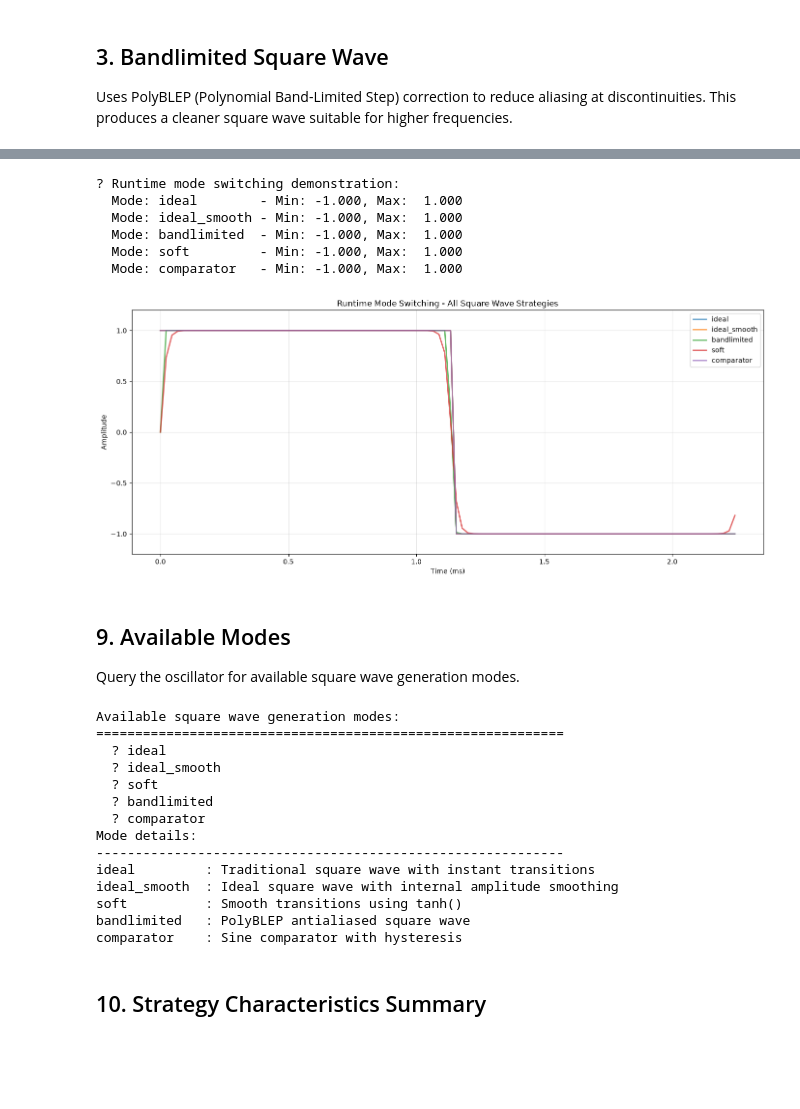
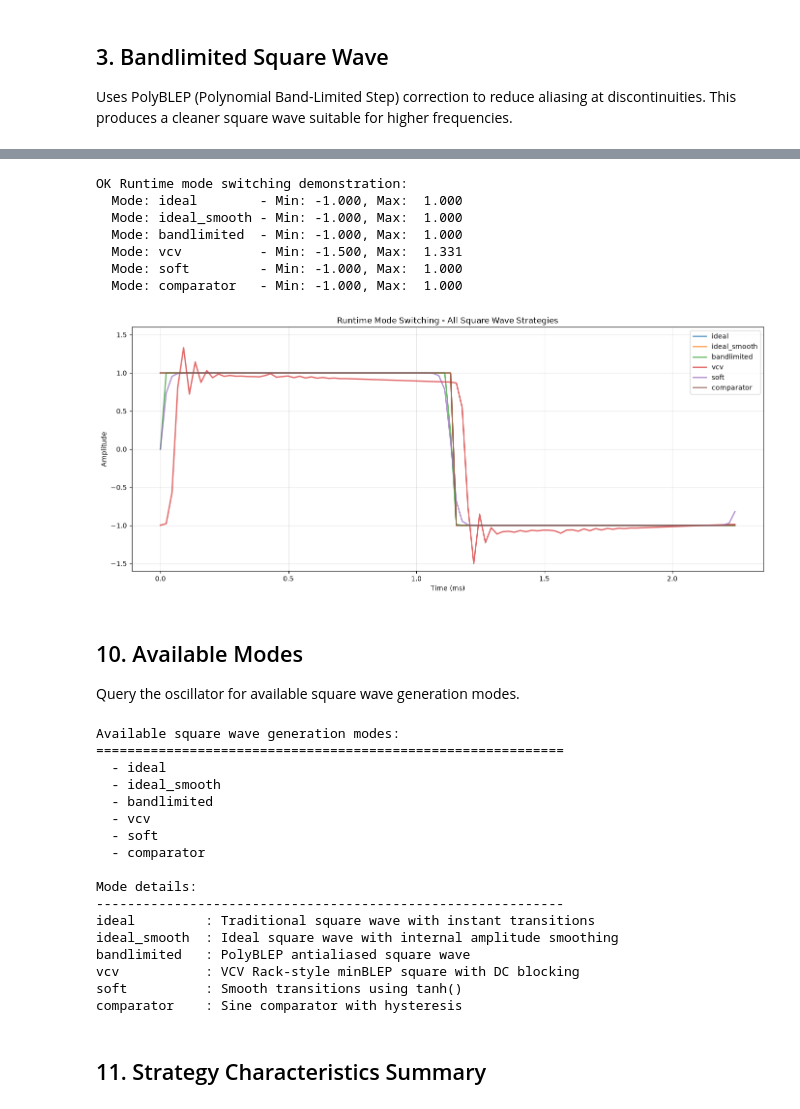
Before and after one commit to rasigle/sonicrack, a Jupyter notebook: examples/oscillators/oscillators_v2_square_strategy.ipynb, the cells around one changed output, grey strips where cells are left out. Cells and saved outputs as stored; diff of their text form; code cells hidden in the pictures; blank space fills up the shorter version.

```diff
--- a/examples/oscillators/oscillators_v2_square_strategy.ipynb
+++ b/examples/oscillators/oscillators_v2_square_strategy.ipynb
@@ -446,53 +549,55 @@ osc_switchable = SquareOscillator(
     frequency=440, mode="ideal", pulsewidth=0.5, gain_db=0
 )
 
-print("? Runtime mode switching demonstration:")
+print("OK Runtime mode switching demonstration:")
 
 # Generate samples with different modes
-modes = ["ideal", "ideal_smooth", "bandlimited", "soft", "comparator"]
+modes = ["ideal", "ideal_smooth", "bandlimited", "vcv", "soft", "comparator"]
 mode_samples = {}
 mode_kwargs = {
     "ideal": {},
     "ideal_smooth": {"smoothing_time_ms": 6.0},
     "bandlimited": {},
+    "vcv": {},
     "soft": {"smoothness": 15.0},
     "comparator": {"hysteresis": 0.02},
 }
 
 for mode in modes:
     osc_switchable.set_mode(mode, **mode_kwargs[mode])
 
     # Reset phase and any stateful strategy internals for consistent comparison
     iter(osc_switchable)
     mode_samples[mode] = osc_switchable.get_samples(period_samples)
     print(
         f"  Mode: {mode:12s} - Min: {mode_samples[mode].min():6.3f}, Max: {mode_samples[mode].max():6.3f}"
     )
 
 # Plot all modes
 plt.figure(figsize=(14, 6))
-colors = ["blue", "magenta", "red", "green", "purple"]
+colors = ["blue", "magenta", "red", "cyan", "green", "purple"]
 for mode, color in zip(modes, colors, strict=False):
     plt.plot(time, mode_samples[mode], linewidth=2, alpha=0.7, label=mode)
 
 plt.xlabel("Time (ms)")
 plt.ylabel("Amplitude")
 plt.title("Runtime Mode Switching - All Square Wave Strategies")
 plt.grid(True, alpha=0.3)
 plt.legend()
-plt.ylim(-1.2, 1.2)
+plt.ylim(-1.6, 1.6)
 plt.tight_layout()
 plt.show()
 # %% [output]
-? Runtime mode switching demonstration:
+OK Runtime mode switching demonstration:
   Mode: ideal        - Min: -1.000, Max:  1.000
   Mode: ideal_smooth - Min: -1.000, Max:  1.000
   Mode: bandlimited  - Min: -1.000, Max:  1.000
+  Mode: vcv          - Min: -1.500, Max:  1.331
   Mode: soft         - Min: -1.000, Max:  1.000
   Mode: comparator   - Min: -1.000, Max:  1.000
-[figure, old version]
+[figure, new version]
 # %% [markdown]
-## 9. Available Modes
+## 10. Available Modes
 
 Query the oscillator for available square wave generation modes.
 # %%
@@ -502,6 +607,7 @@ mode_details = {
     "ideal": "Traditional square wave with instant transitions",
     "ideal_smooth": "Ideal square wave with internal amplitude smoothing",
     "bandlimited": "PolyBLEP antialiased square wave",
+    "vcv": "VCV Rack-style minBLEP square with DC blocking",
     "soft": "Smooth transitions using tanh()",
     "comparator": "Sine comparator with hysteresis",
 }
@@ -509,29 +615,32 @@ mode_details = {
 print("Available square wave generation modes:")
 print("=" * 60)
 for mode in available_modes:
-    print(f"  ? {mode}")
+    print(f"  - {mode}")
 
-print("Mode details:")
+print("\nMode details:")
 print("-" * 60)
 for mode in available_modes:
     print(f"{mode:14s}: {mode_details.get(mode, 'Custom registered strategy')}")
 # %% [output]
 Available square wave generation modes:
 ============================================================
-  ? ideal
-  ? ideal_smooth
-  ? soft
-  ? bandlimited
-  ? comparator
+  - ideal
+  - ideal_smooth
+  - bandlimited
+  - vcv
+  - soft
+  - comparator
+
 Mode details:
 ------------------------------------------------------------
 ideal         : Traditional square wave with instant transitions
 ideal_smooth  : Ideal square wave with internal amplitude smoothing
+bandlimited   : PolyBLEP antialiased square wave
+vcv           : VCV Rack-style minBLEP square with DC blocking
 soft          : Smooth transitions using tanh()
-bandlimited   : PolyBLEP antialiased square wave
 comparator    : Sine comparator with hysteresis
 # %% [markdown]
-## 10. Strategy Characteristics Summary
+## 11. Strategy Characteristics Summary
 # %%
 summary_rows = [
     ("Ideal", "1/5", "3/5", "High", "Sharp, digital", "Retro, low freq", "None"),
```
Also changed, not shown: parts of 17 cells of this notebook, 8 other files.
